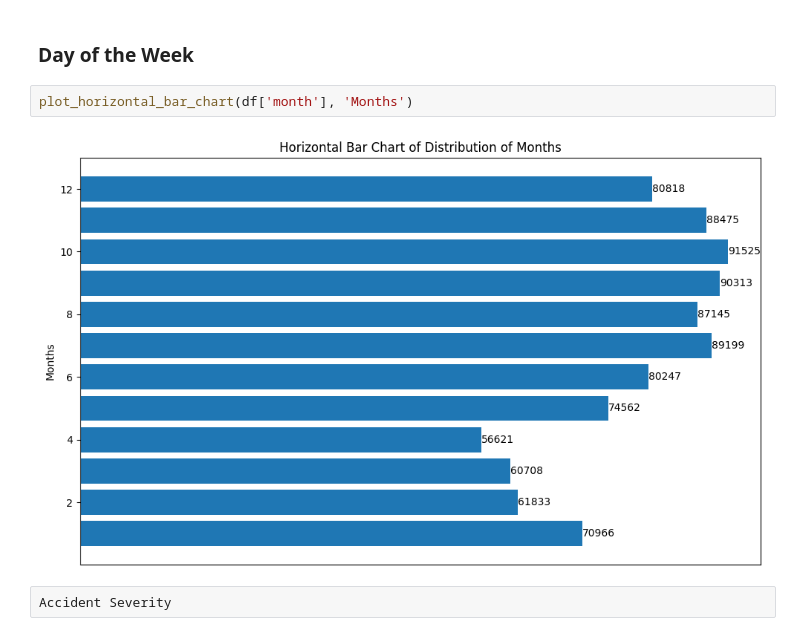
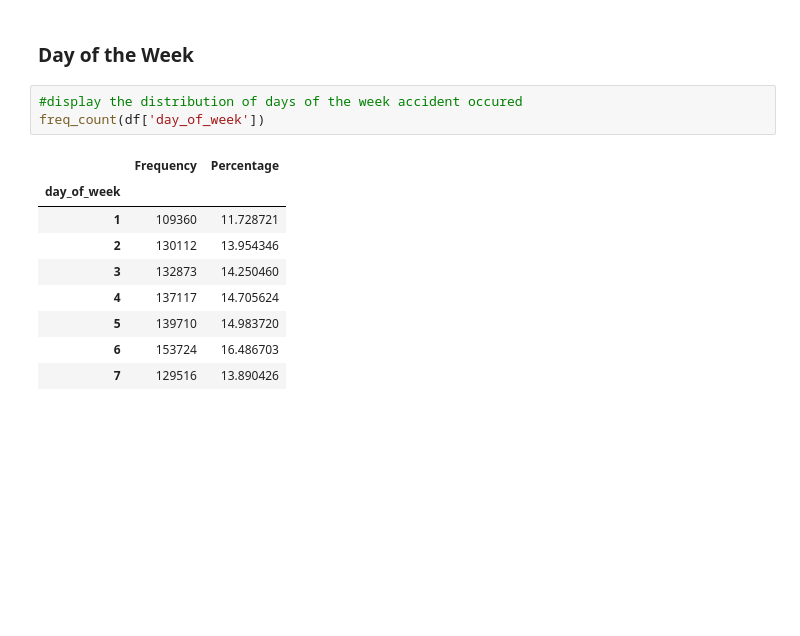
Before and after one commit to Otsemeuno/uk-road-accident, a Jupyter notebook: projectone_exploratory.ipynb, the cells around one changed output. Saved outputs shown, nothing was run; the diff lists cells and outputs as text; blank space fills up the shorter version.

```diff
--- a/projectone_exploratory.ipynb
+++ b/projectone_exploratory.ipynb
@@ -361,9 +393,16 @@ plot_bar_chart(df['accident_severity'], 'Accident Severity')
 The majority of accidents that occurred in the past 5 years were classified as slight. However, over 2 percent of road accidents were fatal. This proportion appears relatively high compared to publicly available data, suggesting potential variations in the criteria used to classify fatal incidents in the dataset.
 # %% [markdown]
 ### Day of the Week
-# %%
-plot_horizontal_bar_chart(df['month'], 'Months')
-# %% [output]
-[figure, removed]
-# %%
-Accident Severity
+# %%
+#display the distribution of days of the week accident occured
+freq_count(df['day_of_week'])
+# %% [output]
+|  | Frequency | Percentage |
+| day_of_week |  |  |
+| 1 | 109360 | 11.728721 |
+| 2 | 130112 | 13.954346 |
+| 3 | 132873 | 14.250460 |
+| 4 | 137117 | 14.705624 |
+| 5 | 139710 | 14.983720 |
+| 6 | 153724 | 16.486703 |
+| 7 | 129516 | 13.890426 |
```
Also changed, not shown: parts of 16 cells of this notebook.
